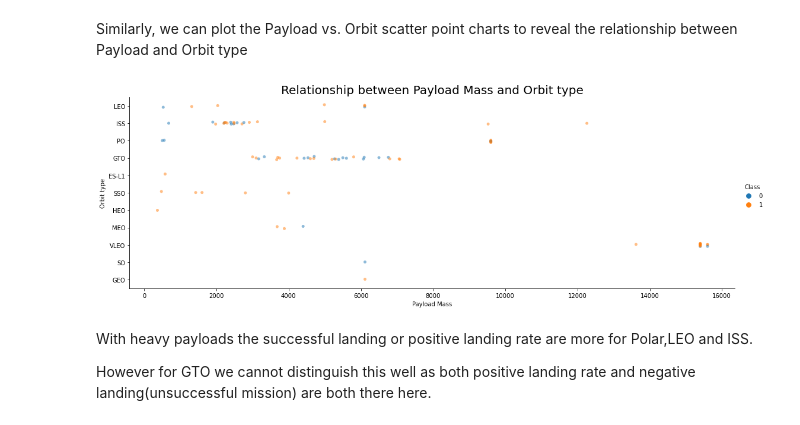
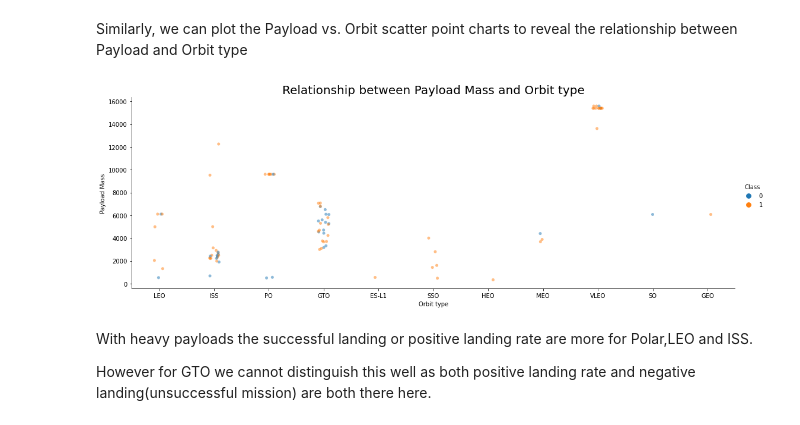
Before and after one commit to ant1257/coursera_ds_capstone, a Jupyter notebook: w02-02-jupyter-labs-eda-dataviz.ipynb, the cells around one changed output. Drawn from its saved outputs; the diff is of its cells as text; code cells hidden in the pictures.

```diff
--- a/w02-02-jupyter-labs-eda-dataviz.ipynb
+++ b/w02-02-jupyter-labs-eda-dataviz.ipynb
@@ -253,14 +254,15 @@ You should see that in the LEO orbit the Success appears related to the number o
 Similarly, we can plot the Payload vs. Orbit scatter point charts to reveal the relationship between Payload and Orbit type
 # %%
 # Plot a scatter point chart with x axis to be Payload and y axis to be the Orbit, and hue to be the class value
-sns.catplot(data = df, x = 'PayloadMass', y = 'Orbit', hue = 'Class', aspect = 3, alpha = 0.5)
+# sns.catplot(data = df, x = 'PayloadMass', y = 'Orbit', hue = 'Class', aspect = 3, alpha = 0.5)
+sns.catplot(data = df, y = 'PayloadMass', x = 'Orbit', hue = 'Class', aspect = 3, alpha = 0.5)
 
 plt.title('Relationship between Payload Mass and Orbit type', fontsize = 20)
-plt.xlabel('Payload Mass')
-plt.ylabel('Orbit type')
+plt.ylabel('Payload Mass')
+plt.xlabel('Orbit type')
 plt.show()
 # %% [output]
-[figure, old version]
+[figure, new version]
 # %% [markdown]
 With heavy payloads the successful landing or positive landing rate are more for Polar,LEO and ISS.
 
```
Also changed, not shown: parts of 3 cells of this notebook.
